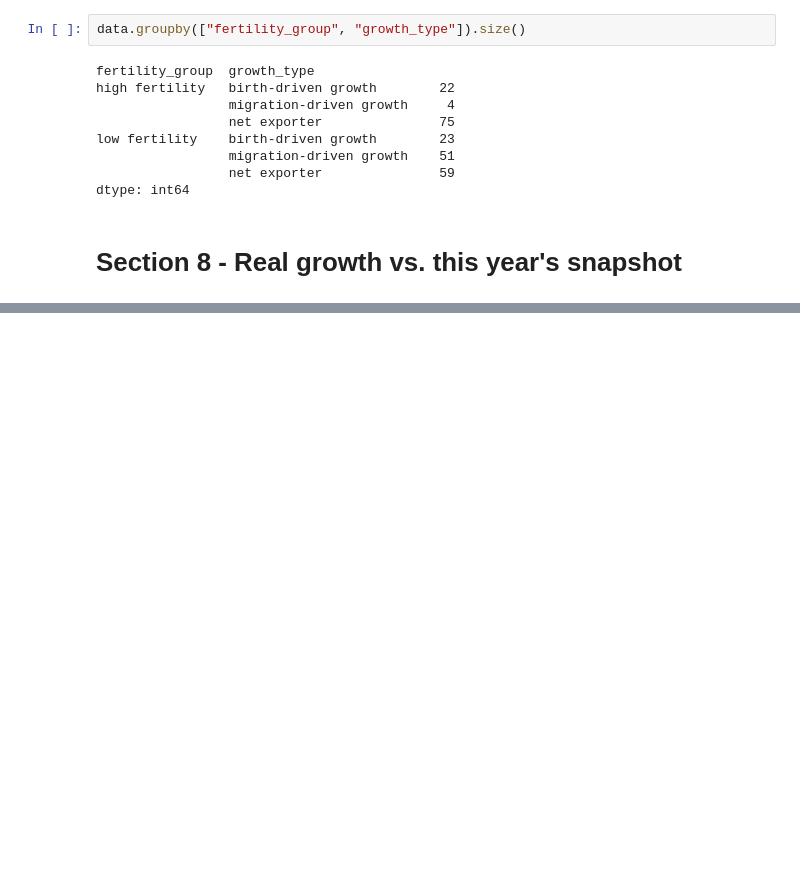
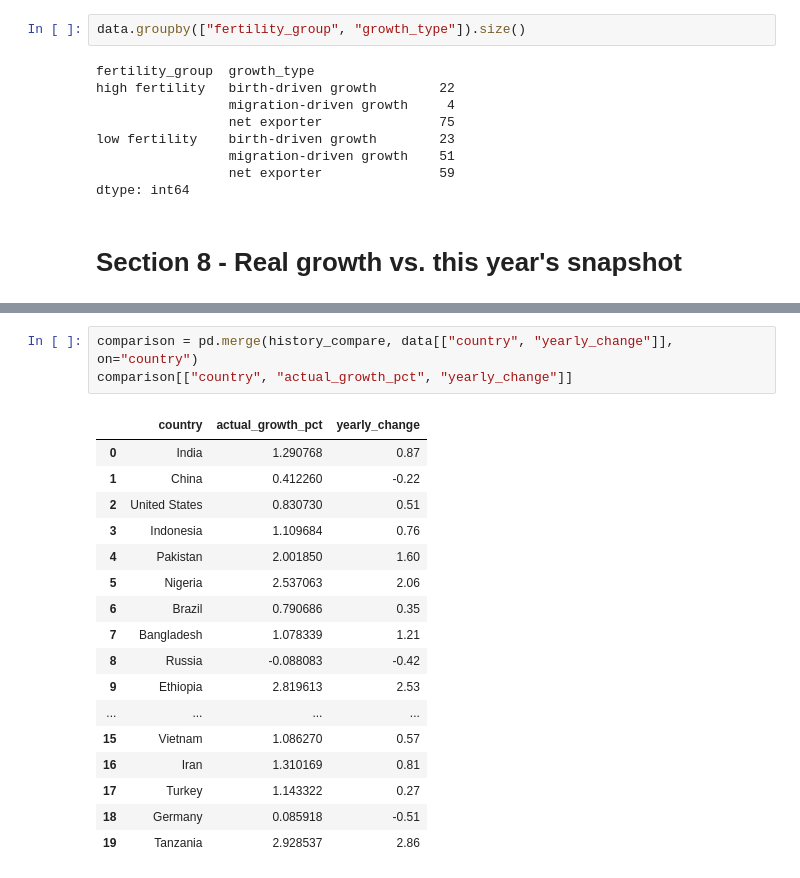
Before and after one commit to KristijanJakimov/population_analysis_project, a Jupyter notebook: analysis.ipynb, the cells around one changed output, grey strips where cells are left out. Drawn from its saved outputs; the diff is of its cells as text; blank space fills up the shorter version.

```diff
--- a/analysis.ipynb
+++ b/analysis.ipynb
@@ -533,0 +568,21 @@ dtype: int64
+# %%
+comparison = pd.merge(history_compare, data[["country", "yearly_change"]], on="country")
+comparison[["country", "actual_growth_pct", "yearly_change"]]
+# %% [output]
+|  | country | actual_growth_pct | yearly_change |
+| 0 | India | 1.290768 | 0.87 |
+| 1 | China | 0.412260 | -0.22 |
+| 2 | United States | 0.830730 | 0.51 |
+| 3 | Indonesia | 1.109684 | 0.76 |
+| 4 | Pakistan | 2.001850 | 1.60 |
+| 5 | Nigeria | 2.537063 | 2.06 |
+| 6 | Brazil | 0.790686 | 0.35 |
+| 7 | Bangladesh | 1.078339 | 1.21 |
+| 8 | Russia | -0.088083 | -0.42 |
+| 9 | Ethiopia | 2.819613 | 2.53 |
+| ... | ... | ... | ... |
+| 15 | Vietnam | 1.086270 | 0.57 |
+| 16 | Iran | 1.310169 | 0.81 |
+| 17 | Turkey | 1.143322 | 0.27 |
+| 18 | Germany | 0.085918 | -0.51 |
+| 19 | Tanzania | 2.928537 | 2.86 |
```
Also changed, not shown: parts of 8 cells of this notebook, 1 other file.
